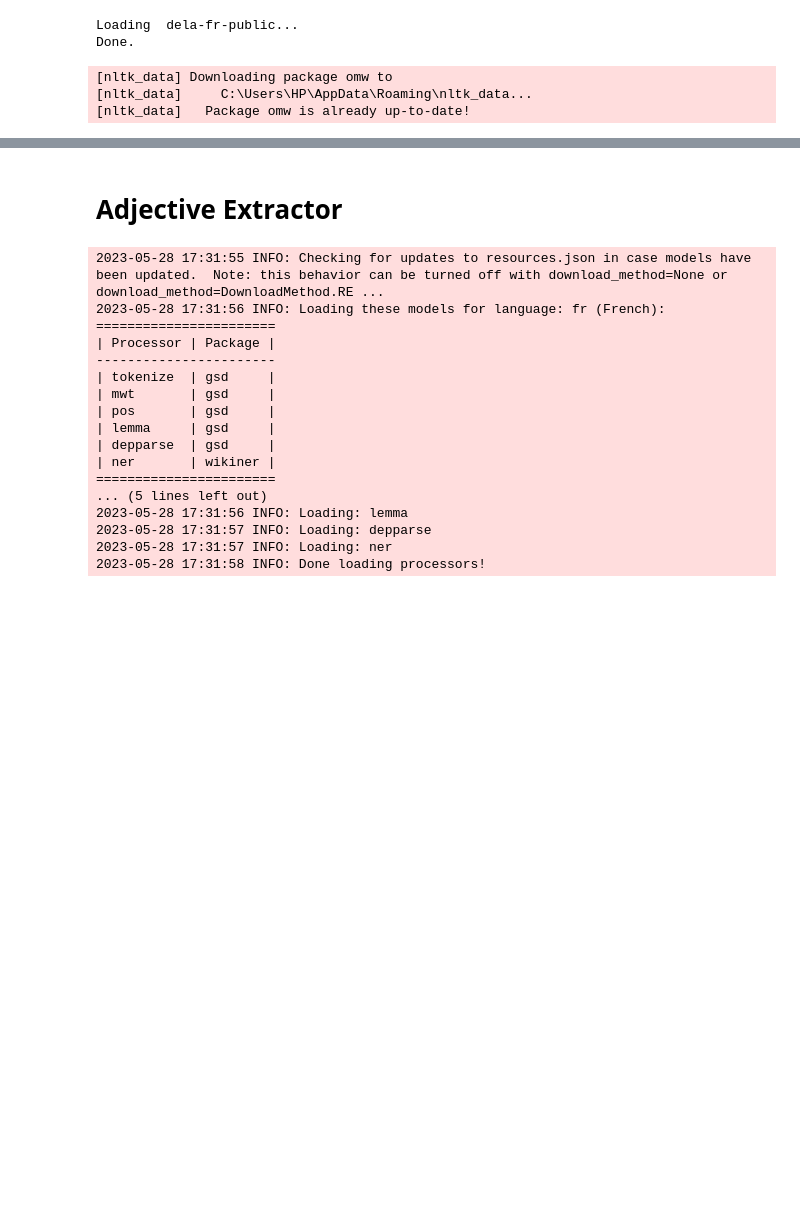
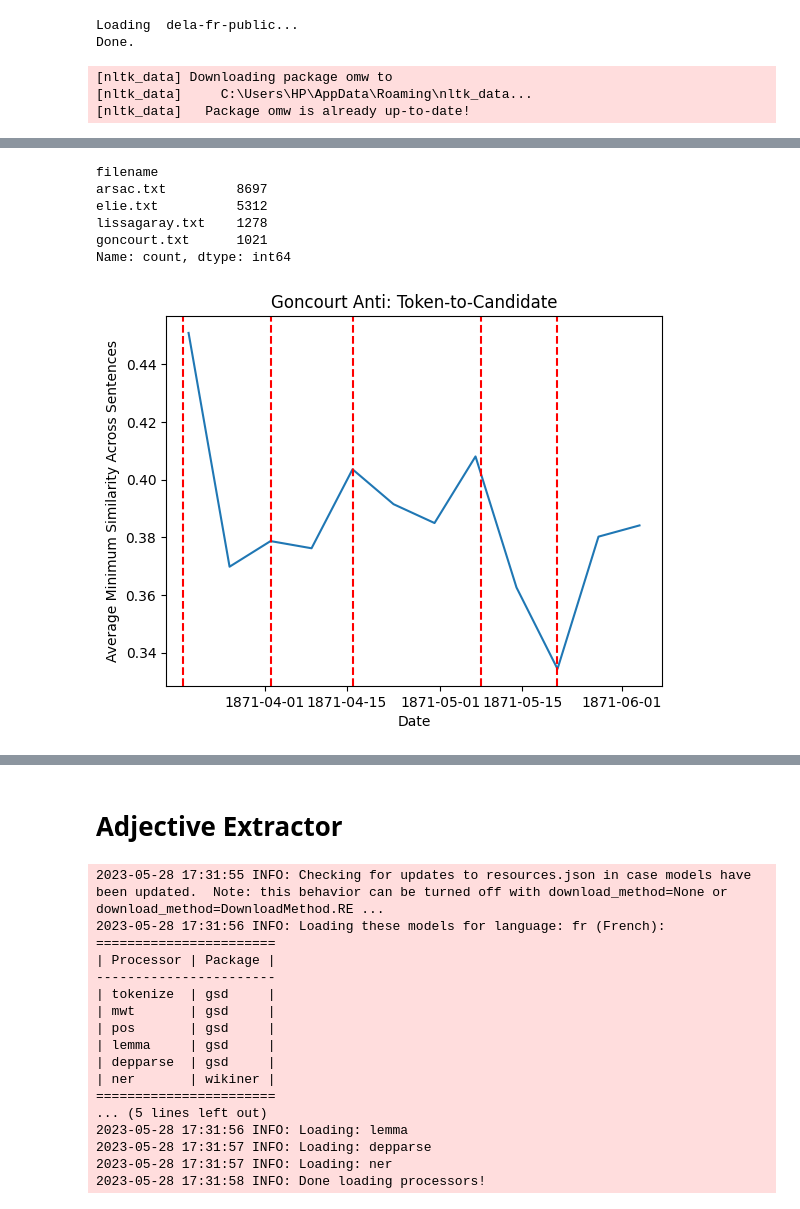
Before and after one commit to shayayan/commune_memoirs_epfl_dh412, a Jupyter notebook: memoir_cleaning.ipynb, the cells around one changed output, grey strips where cells are left out. Cells and saved outputs as stored; diff of their text form; code cells hidden in the pictures; blank space fills up the shorter version.

Commit message:
embedding chart data, code update

```diff
--- a/memoir_cleaning.ipynb
+++ b/memoir_cleaning.ipynb
@@ -914,0 +901,9 @@ date_view_sentence_evaluation = date_view_sentence_evaluation[date_view_sentence
+# %%
+date_view_sentence_evaluation
+# %% [output]
+filename
+arsac.txt         8697
+elie.txt          5312
+lissagaray.txt    1278
+goncourt.txt      1021
+Name: count, dtype: int64
@@ -914,0 +922,34 @@ date_view_sentence_evaluation = date_view_sentence_evaluation[date_view_sentence
+# %%
+
+import matplotlib.pyplot as plt
+voi = 'sentence_ttb_sim_min'
+group_by = date_view_sentence_evaluation.groupby(['filename', 'bias', 'date'])[voi].agg(['mean', 'count']).reset_index()
+#group_by = group_by[group_by['count'] > 4]
+group_by = group_by[group_by['filename'] == "goncourt.txt"]
+group_by['date'] = pd.to_datetime(group_by['date'], format='%d.%m.%Y')
+
+group_by = group_by.sort_values('date')
+group_by.set_index('date', inplace=True)
+group_by = group_by.resample('W').agg({'mean': 'mean', 'filename': lambda x: x.iloc[0], 'bias': lambda x: x.iloc[0], 'count': lambda x: x.iloc[0]})
+
+group_by = group_by.reset_index()
+
+
+plt.plot(group_by['date'], group_by['mean'])
+
+plt.xlabel('Date')
+plt.ylabel('Average Minimum Similarity Across Sentences')
+plt.title('Goncourt Anti: Token-to-Candidate')
+plt.axvline(pd.to_datetime('1871-05-21'), color='red', linestyle='--')
+plt.axvline(pd.to_datetime('1871-05-08'), color='red', linestyle='--')
+plt.axvline(pd.to_datetime('1871-04-16'), color='red', linestyle='--')
+plt.axvline(pd.to_datetime('1871-04-02'), color='red', linestyle='--')
+plt.axvline(pd.to_datetime('1871-03-18'), color='red', linestyle='--')
+plt.show()
+
+group_by
+
+with open('goncourt_ttb_daily.pkl', 'wb') as f:
+    pickle.dump(group_by, f)
+# %% [output]
+[figure, added]
```
Also changed, not shown: parts of 18 cells of this notebook, 1 other file.
